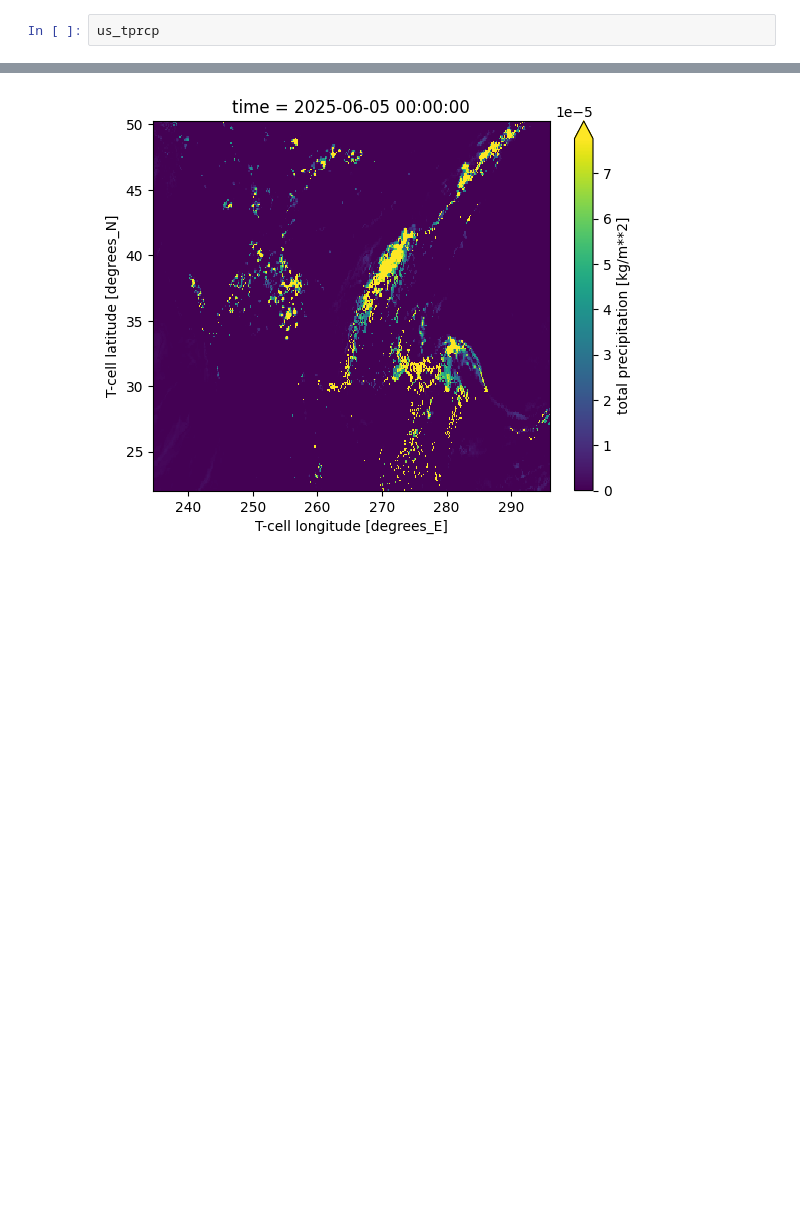
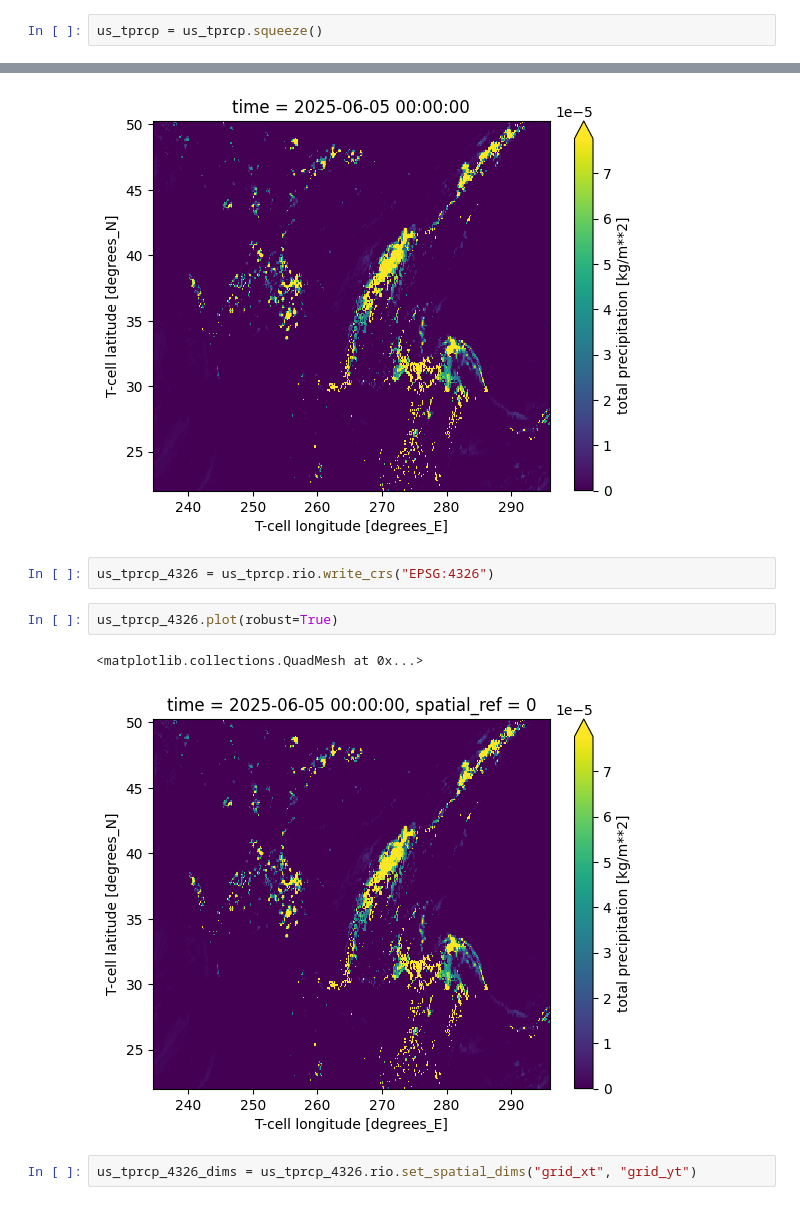
Before and after one commit to r0binsonCrusoe/trail_wetness_index, a Jupyter notebook: gfs_gdas_sfcanl.ipynb, the cells around one changed output, grey strips where cells are left out. Saved outputs shown, nothing was run; the diff lists cells and outputs as text; blank space fills up the shorter version.

```diff
--- a/gfs_gdas_sfcanl.ipynb
+++ b/gfs_gdas_sfcanl.ipynb
@@ -45,4 +48,4 @@ ds_sfcanl_tprcp_masked = ds_sfcanl_tprcp.where(ds_sfcanl_tprcp != ds_sfcanl_tprc
 # %%
 us_tprcp = ds_sfcanl_tprcp_masked.sel(grid_xt=slice(((180-125.5)+180), ((180-64)+180)),grid_yt=slice(50.2, 22))
 # %%
-us_tprcp
+us_tprcp = us_tprcp.squeeze()
@@ -69,3 +54,12 @@ us_tprcp.plot(robust=True) #Robust looks at figures between 2-98 percentile
 # %% [output]
 <matplotlib.collections.QuadMesh at 0x...>
 [figure]
+# %%
+us_tprcp_4326 = us_tprcp.rio.write_crs("EPSG:4326")
+# %%
+us_tprcp_4326.plot(robust=True)
+# %% [output]
+<matplotlib.collections.QuadMesh at 0x...>
+[figure, added]
+# %%
+us_tprcp_4326_dims = us_tprcp_4326.rio.set_spatial_dims("grid_xt", "grid_yt")
```
Also changed, not shown: parts of 7 cells of this notebook, 5 other files.
